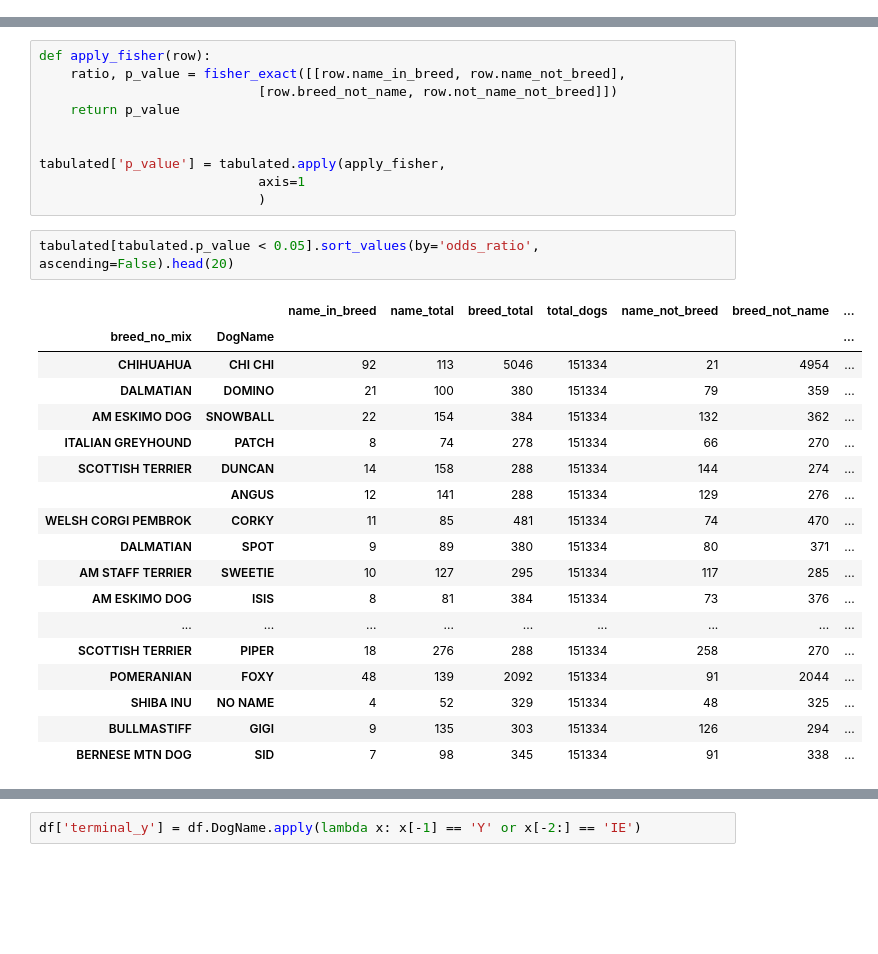
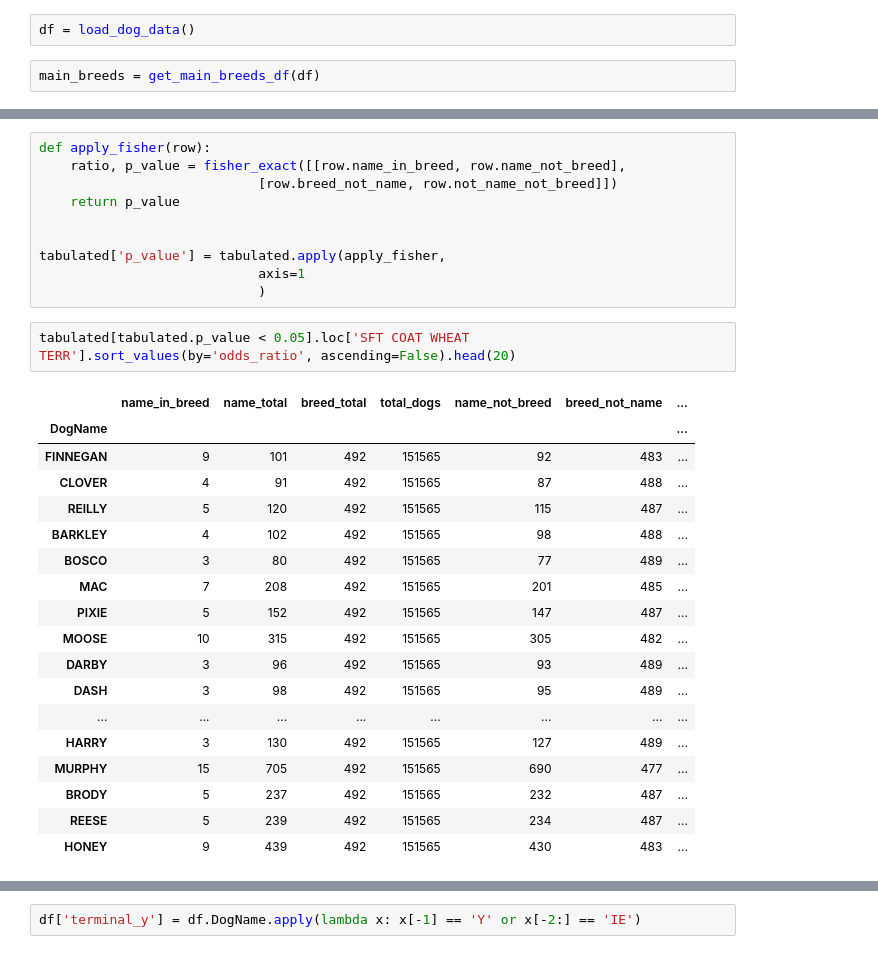
Before and after one commit to SimonCarryer/archetypal_dog_names, a Jupyter notebook: Dog Breeds from Names.ipynb, the cells around one changed output, grey strips where cells are left out. Cells and saved outputs as stored; diff of their text form; blank space fills up the shorter version.

```diff
--- a/Dog Breeds from Names.ipynb
+++ b/Dog Breeds from Names.ipynb
@@ -29,3 +14,7 @@ main_breeds = df[(df.breed_no_mix.map(breed_counts.to_dict()) > 500)
+# %%
+df = load_dog_data()
+# %%
+main_breeds = get_main_breeds_df(df)
 # %%
 names_by_breed = main_breeds.groupby(['breed_no_mix', 'DogName'])['LicenseType'].count()
 names = main_breeds.groupby('DogName')['DogName'].count()
@@ -50,24 +39,24 @@ tabulated['p_value'] = tabulated.apply(apply_fisher,
                             axis=1
                             )
 # %%
-tabulated[tabulated.p_value < 0.05].sort_values(by='odds_ratio', ascending=False).head(20)
+tabulated[tabulated.p_value < 0.05].loc['SFT COAT WHEAT TERR'].sort_values(by='odds_ratio', ascending=False).head(20)
 # %% [output]
-|  |  | name_in_breed | name_total | breed_total | total_dogs | name_not_breed | breed_not_name | ... |
-| breed_no_mix | DogName |  |  |  |  |  |  | ... |
-| CHIHUAHUA | CHI CHI | 92 | 113 | 5046 | 151334 | 21 | 4954 | ... |
-| DALMATIAN | DOMINO | 21 | 100 | 380 | 151334 | 79 | 359 | ... |
-| AM ESKIMO DOG | SNOWBALL | 22 | 154 | 384 | 151334 | 132 | 362 | ... |
-| ITALIAN GREYHOUND | PATCH | 8 | 74 | 278 | 151334 | 66 | 270 | ... |
-| SCOTTISH TERRIER | DUNCAN | 14 | 158 | 288 | 151334 | 144 | 274 | ... |
-|  | ANGUS | 12 | 141 | 288 | 151334 | 129 | 276 | ... |
-| WELSH CORGI PEMBROK | CORKY | 11 | 85 | 481 | 151334 | 74 | 470 | ... |
-| DALMATIAN | SPOT | 9 | 89 | 380 | 151334 | 80 | 371 | ... |
-| AM STAFF TERRIER | SWEETIE | 10 | 127 | 295 | 151334 | 117 | 285 | ... |
-| AM ESKIMO DOG | ISIS | 8 | 81 | 384 | 151334 | 73 | 376 | ... |
-| ... | ... | ... | ... | ... | ... | ... | ... | ... |
-| SCOTTISH TERRIER | PIPER | 18 | 276 | 288 | 151334 | 258 | 270 | ... |
-| POMERANIAN | FOXY | 48 | 139 | 2092 | 151334 | 91 | 2044 | ... |
-| SHIBA INU | NO NAME | 4 | 52 | 329 | 151334 | 48 | 325 | ... |
-| BULLMASTIFF | GIGI | 9 | 135 | 303 | 151334 | 126 | 294 | ... |
-| BERNESE MTN DOG | SID | 7 | 98 | 345 | 151334 | 91 | 338 | ... |
+|  | name_in_breed | name_total | breed_total | total_dogs | name_not_breed | breed_not_name | ... |
+| DogName |  |  |  |  |  |  | ... |
+| FINNEGAN | 9 | 101 | 492 | 151565 | 92 | 483 | ... |
+| CLOVER | 4 | 91 | 492 | 151565 | 87 | 488 | ... |
+| REILLY | 5 | 120 | 492 | 151565 | 115 | 487 | ... |
+| BARKLEY | 4 | 102 | 492 | 151565 | 98 | 488 | ... |
+| BOSCO | 3 | 80 | 492 | 151565 | 77 | 489 | ... |
+| MAC | 7 | 208 | 492 | 151565 | 201 | 485 | ... |
+| PIXIE | 5 | 152 | 492 | 151565 | 147 | 487 | ... |
+| MOOSE | 10 | 315 | 492 | 151565 | 305 | 482 | ... |
+| DARBY | 3 | 96 | 492 | 151565 | 93 | 489 | ... |
+| DASH | 3 | 98 | 492 | 151565 | 95 | 489 | ... |
+| ... | ... | ... | ... | ... | ... | ... | ... |
+| HARRY | 3 | 130 | 492 | 151565 | 127 | 489 | ... |
+| MURPHY | 15 | 705 | 492 | 151565 | 690 | 477 | ... |
+| BRODY | 5 | 237 | 492 | 151565 | 232 | 487 | ... |
+| REESE | 5 | 239 | 492 | 151565 | 234 | 487 | ... |
+| HONEY | 9 | 439 | 492 | 151565 | 430 | 483 | ... |
 # %%
```
Also changed, not shown: parts of 6 cells of this notebook, 3 other files.
